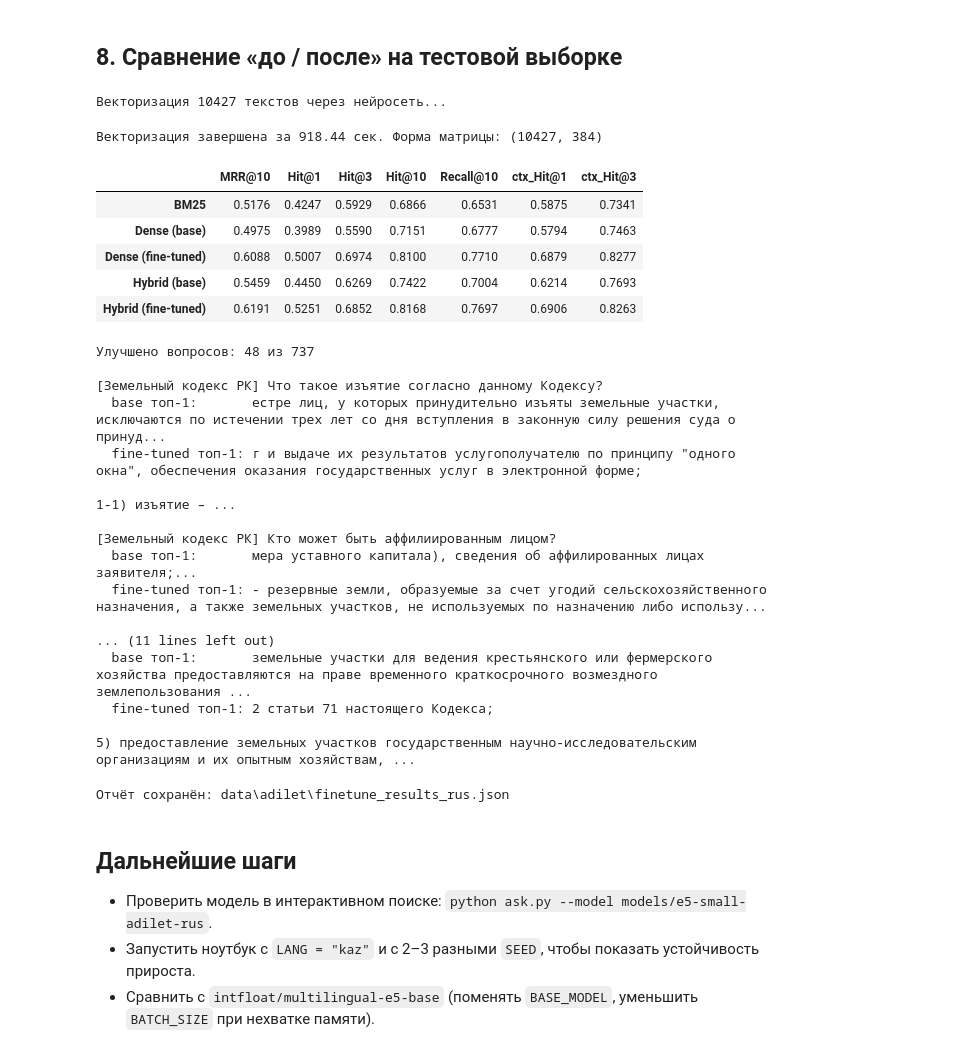
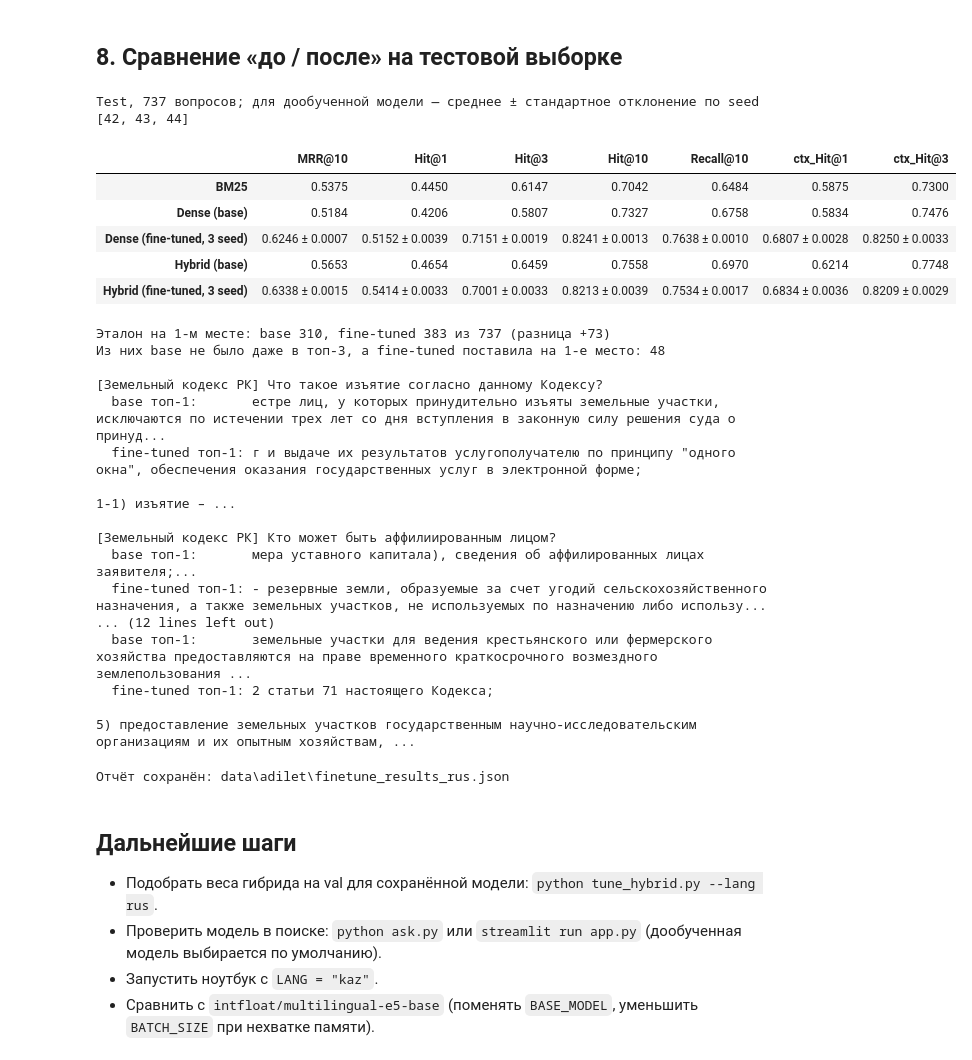
Before and after one commit to DamirKx/rag, a Jupyter notebook: notebooks/finetune_e5.ipynb, the cells around one changed output. Cells and saved outputs as stored; diff of their text form; code cells hidden in the pictures.

```diff
--- a/notebooks/finetune_e5.ipynb
+++ b/notebooks/finetune_e5.ipynb
@@ -267,14 +243,12 @@ def ir_metrics(items, predicted_ids):
 
 
 def build_dense_index(model_name_or_path):
-    # Кэш эмбеддингов используется только для моделей с Hub: дообученная модель
-    # перезаписывается при каждом запуске, и старые векторы были бы неверны.
+    # В ключ кэша входит отпечаток файлов весов (model_cache_name), поэтому векторы
+    # переобученной модели не перепутаются со старыми
     embedder = EmbeddingModel(str(model_name_or_path), device=DEVICE)
-    safe_name = re.sub(r"[^a-zA-Z0-9_\-]", "_", str(model_name_or_path))
     chunk_emb = get_or_compute_embeddings(
         embedder, chunks, CACHE_DIR,
-        cache_key=f"{safe_name}_{LANG}_fixed_{CHUNK_SIZE}_{CHUNK_OVERLAP}",
-        use_cache=not Path(model_name_or_path).exists(),
+        cache_key=f"{model_cache_name(str(model_name_or_path))}_{LANG}_fixed_{CHUNK_SIZE}_{CHUNK_OVERLAP}",
     )
     index = VectorRetriever(embedding_dim=chunk_emb.shape[1])
     index.add_documents(chunk_emb, chunks, chunk_ids)
@@ -282,6 +256,7 @@ def build_dense_index(model_name_or_path):
 
 
 def evaluate(embedder, index, items):
+    # Гибрид здесь с параметрами по умолчанию (0.5 / 0.5, rrf_k=60); подобранные на val — в tune_hybrid.py
     queries = [q["query"] for q in items]
     q_emb = embedder.encode_queries(queries)
     _, idx = index.search(q_emb, k=EVAL_K)
@@ -297,7 +272,7 @@ def evaluate_bm25(items):
 # %%
 base_embedder, base_index = build_dense_index(BASE_MODEL)
 
-results = {"bm25": {}, "base": {}, "finetuned": {}}
+results = {"bm25": {}, "base": {}, "finetuned": {}, "finetuned_std": {}}
 base_dense_pred = {}
 for name in ["val", "test"]:
     results["bm25"][name] = evaluate_bm25(splits[name])
@@ -479,42 +514,62 @@ history[cols].groupby("epoch").last().round(4)
 # %% [markdown]
 ## 8. Сравнение «до / после» на тестовой выборке
 # %%
-ft_embedder, ft_index = build_dense_index(OUTPUT_DIR)
-ft_dense_pred = {}
+METRICS = list(results["bm25"]["test"])
+
+
+def aggregate(split, method):
+    values = pd.DataFrame([runs[s][split][method] for s in runs])
+    return values.mean().to_dict(), values.std(ddof=0).to_dict()
+
+
 for name in ["val", "test"]:
-    results["finetuned"][name], ft_dense_pred[name] = evaluate(ft_embedder, ft_index, splits[name])
+    results["finetuned"][name], results["finetuned_std"][name] = {}, {}
+    for method in ["dense", "hybrid"]:
+        results["finetuned"][name][method], results["finetuned_std"][name][method] = aggregate(name, method)
+results["finetuned_runs"] = {s: {name: runs[s][name] for name in ["val", "test"]} for s in runs}
 
+
+def fmt(mean, std=None):
+    return {m: f"{mean[m]:.4f}" + (f" ± {std[m]:.4f}" if std is not None else "") for m in METRICS}
+
+
+ft, ft_std = results["finetuned"]["test"], results["finetuned_std"]["test"]
 comparison = pd.DataFrame({
-    "BM25": results["bm25"]["test"],
-    "Dense (base)": results["base"]["test"]["dense"],
-    "Dense (fine-tuned)": results["finetuned"]["test"]["dense"],
-    "Hybrid (base)": results["base"]["test"]["hybrid"],
-    "Hybrid (fine-tuned)": results["finetuned"]["test"]["hybrid"],
+    "BM25": fmt(results["bm25"]["test"]),
+    "Dense (base)": fmt(results["base"]["test"]["dense"]),
+    f"Dense (fine-tuned, {len(runs)} seed)": fmt(ft["dense"], ft_std["dense"]),
+    "Hybrid (base)": fmt(results["base"]["test"]["hybrid"]),
+    f"Hybrid (fine-tuned, {len(runs)} seed)": fmt(ft["hybrid"], ft_std["hybrid"]),
 }).T
-comparison.round(4)
+print(f"Test, {len(splits['test'])} вопросов; для дообученной модели — среднее ± стандартное отклонение по seed {list(runs)}")
+comparison
 # %% [output]
-Векторизация 10427 текстов через нейросеть...
+Test, 737 вопросов; для дообученной модели — среднее ± стандартное отклонение по seed [42, 43, 44]
-Векторизация завершена за 918.44 сек. Форма матрицы: (10427, 384)
 |  | MRR@10 | Hit@1 | Hit@3 | Hit@10 | Recall@10 | ctx_Hit@1 | ctx_Hit@3 |
-| BM25 | 0.5176 | 0.4247 | 0.5929 | 0.6866 | 0.6531 | 0.5875 | 0.7341 |
-| Dense (base) | 0.4975 | 0.3989 | 0.5590 | 0.7151 | 0.6777 | 0.5794 | 0.7463 |
-| Dense (fine-tuned) | 0.6088 | 0.5007 | 0.6974 | 0.8100 | 0.7710 | 0.6879 | 0.8277 |
-| Hybrid (base) | 0.5459 | 0.4450 | 0.6269 | 0.7422 | 0.7004 | 0.6214 | 0.7693 |
-| Hybrid (fine-tuned) | 0.6191 | 0.5251 | 0.6852 | 0.8168 | 0.7697 | 0.6906 | 0.8263 |
+| BM25 | 0.5375 | 0.4450 | 0.6147 | 0.7042 | 0.6484 | 0.5875 | 0.7300 |
+| Dense (base) | 0.5184 | 0.4206 | 0.5807 | 0.7327 | 0.6758 | 0.5834 | 0.7476 |
+| Dense (fine-tuned, 3 seed) | 0.6246 ± 0.0007 | 0.5152 ± 0.0039 | 0.7151 ± 0.0019 | 0.8241 ± 0.0013 | 0.7638 ± 0.0010 | 0.6807 ± 0.0028 | 0.8250 ± 0.0033 |
+| Hybrid (base) | 0.5653 | 0.4654 | 0.6459 | 0.7558 | 0.6970 | 0.6214 | 0.7748 |
+| Hybrid (fine-tuned, 3 seed) | 0.6338 ± 0.0015 | 0.5414 ± 0.0033 | 0.7001 ± 0.0033 | 0.8213 ± 0.0039 | 0.7534 ± 0.0017 | 0.6834 ± 0.0036 | 0.8209 ± 0.0029 |
 # %%
-# Примеры вопросов, где исходная модель промахнулась в топ-3, а дообученная нашла эталон на 1-м месте
+# Примеры вопросов, где исходная модель промахнулась в топ-3, а дообученная (лучший запуск) нашла эталон на 1-м месте
 test_items = splits["test"]
+ft_dense_test = runs[best_seed]["dense_pred"]["test"]
 improved = [
-    (q, b, f) for q, b, f in zip(test_items, base_dense_pred["test"], ft_dense_pred["test"])
+    (q, b, f) for q, b, f in zip(test_items, base_dense_pred["test"], ft_dense_test)
     if not {chunk_ids[i] for i in q["gold_idx"]} & set(b[:3]) and f[:1] and chunk_pos[f[0]] in q["gold_idx"]
 ]
-print(f"Улучшено вопросов: {len(improved)} из {len(test_items)}\n")
+base_hit1 = sum(bool(b[:1]) and chunk_pos[b[0]] in q["gold_idx"] for q, b in zip(test_items, base_dense_pred["test"]))
+ft_hit1 = sum(bool(f[:1]) and chunk_pos[f[0]] in q["gold_idx"] for q, f in zip(test_items, ft_dense_test))
+print(f"Эталон на 1-м месте: base {base_hit1}, fine-tuned {ft_hit1} из {len(test_items)} (разница {ft_hit1 - base_hit1:+d})")
+print(f"Из них base не было даже в топ-3, а fine-tuned поставила на 1-е место: {len(improved)}\n")
 for q, b, f in improved[:5]:
     print(f"[{q['source_title']}] {q['query']}")
     print(f"  base топ-1:       {chunks[chunk_pos[b[0]]][:150]}...")
     print(f"  fine-tuned топ-1: {chunks[chunk_pos[f[0]]][:150]}...\n")
 # %% [output]
-Улучшено вопросов: 48 из 737
+Эталон на 1-м месте: base 310, fine-tuned 383 из 737 (разница +73)
+Из них base не было даже в топ-3, а fine-tuned поставила на 1-е место: 48
 
 [Земельный кодекс РК] Что такое изъятие согласно данному Кодексу?
   base топ-1:       естре лиц, у которых принудительно изъяты земельные участки, исключаются по истечении трех лет со дня вступления в законную силу решения суда о принуд...
@@ -525,8 +580,7 @@ for q, b, f in improved[:5]:
 [Земельный кодекс РК] Кто может быть аффилиированным лицом?
   base топ-1:       мера уставного капитала), сведения об аффилированных лицах заявителя;...
   fine-tuned топ-1: - резервные земли, образуемые за счет угодий сельскохозяйственного назначения, а также земельных участков, не используемых по назначению либо использу...
-
-... (11 lines left out)
+... (12 lines left out)
   base топ-1:       земельные участки для ведения крестьянского или фермерского хозяйства предоставляются на праве временного краткосрочного возмездного землепользования ...
   fine-tuned топ-1: 2 статьи 71 настоящего Кодекса;
 
@@ -557,6 +616,7 @@ if not SMOKE_TEST:
 # %% [markdown]
 ## Дальнейшие шаги
 
-- Проверить модель в интерактивном поиске: `python ask.py --model models/e5-small-adilet-rus`.
-- Запустить ноутбук с `LANG = "kaz"` и с 2–3 разными `SEED`, чтобы показать устойчивость прироста.
+- Подобрать веса гибрида на val для сохранённой модели: `python tune_hybrid.py --lang rus`.
+- Проверить модель в поиске: `python ask.py` или `streamlit run app.py` (дообученная модель выбирается по умолчанию).
+- Запустить ноутбук с `LANG = "kaz"`.
 - Сравнить с `intfloat/multilingual-e5-base` (поменять `BASE_MODEL`, уменьшить `BATCH_SIZE` при нехватке памяти).
```
Also changed, not shown: parts of 11 cells of this notebook, 6 other files.
